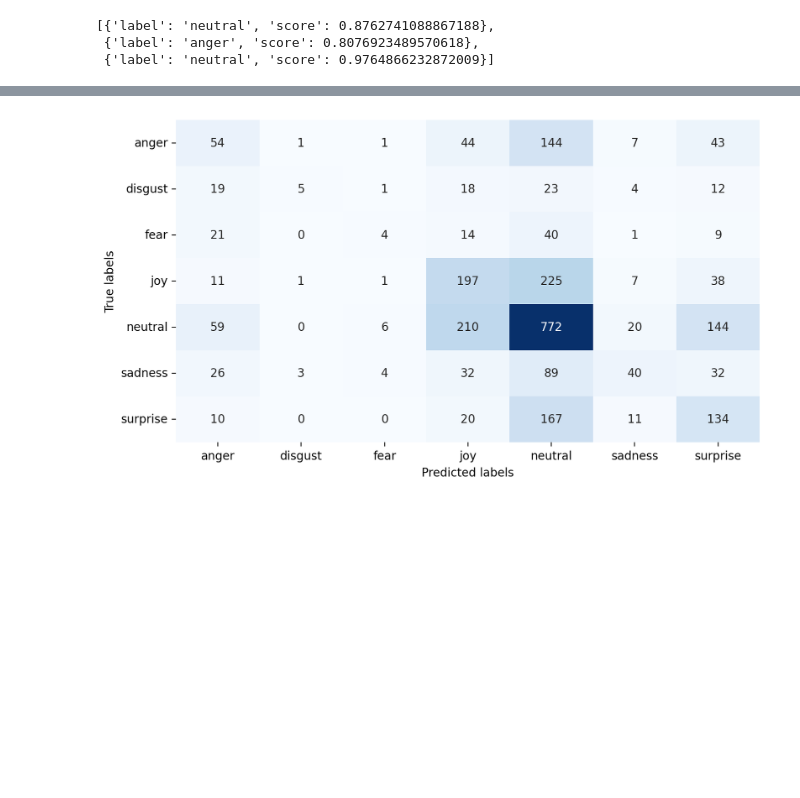
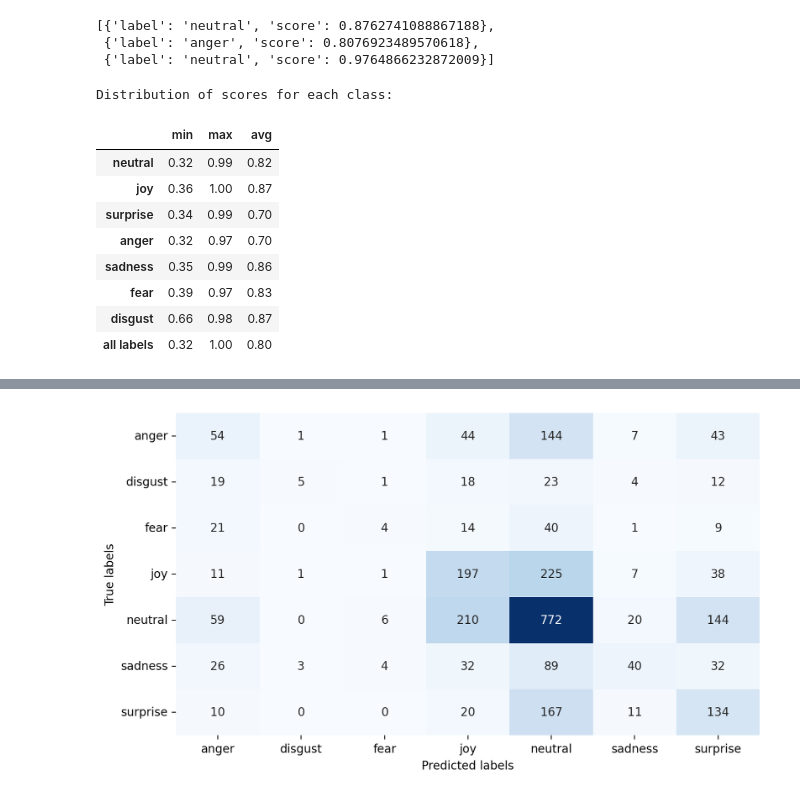
Before and after one commit to alxtrtw/multimodal-movies-emotion-recognition, a Jupyter notebook: classify-EkmanClassifier.ipynb, the cells around one changed output, grey strips where cells are left out. Cells and saved outputs as stored; diff of their text form; code cells hidden in the pictures; blank space fills up the shorter version.

```diff
--- a/classify-EkmanClassifier.ipynb
+++ b/classify-EkmanClassifier.ipynb
@@ -185,3 +221,46 @@ ekman_test_output[:3]
 [{'label': 'neutral', 'score': 0.8762741088867188},
  {'label': 'anger', 'score': 0.8076923489570618},
  {'label': 'neutral', 'score': 0.9764866232872009}]
+# %%
+# count the min, max, avg scores for each class
+
+test_labels_counts = pd.Series(test_labels).value_counts()
+
+# create a pandas dataframe with the min, max, avg scores
+
+label_scores_stats = OrderedDict()
+label_scores = {}
+
+for label in test_labels_counts.index:
+    scores = [x['score'] for x in ekman_test_output if x['label'] == label]
+    label_scores[label] = scores
+
+    label_scores_stats[label] = {
+        'min': round(min(scores), 2),
+        'max': round(max(scores), 2),
+        'avg': round(sum(scores) / len(scores), 2)
+    }
+
+# add a row with the distribution of all scores
+all_scores = [x['score'] for x in ekman_test_output]
+label_scores_stats['all labels'] = {
+    'min': round(min(all_scores), 2),
+    'max': round(max(all_scores), 2),
+    'avg': round(sum(all_scores) / len(all_scores), 2)
+}
+label_scores['all labels'] = all_scores
+
+label_scores_stats_df = pd.DataFrame(label_scores_stats).T
+print("Distribution of scores for each class:")
+label_scores_stats_df
+# %% [output]
+Distribution of scores for each class:
+|  | min | max | avg |
+| neutral | 0.32 | 0.99 | 0.82 |
+| joy | 0.36 | 1.00 | 0.87 |
+| surprise | 0.34 | 0.99 | 0.70 |
+| anger | 0.32 | 0.97 | 0.70 |
+| sadness | 0.35 | 0.99 | 0.86 |
+| fear | 0.39 | 0.97 | 0.83 |
+| disgust | 0.66 | 0.98 | 0.87 |
+| all labels | 0.32 | 1.00 | 0.80 |
```
Also changed, not shown: parts of 11 cells of this notebook, 11 other files.
